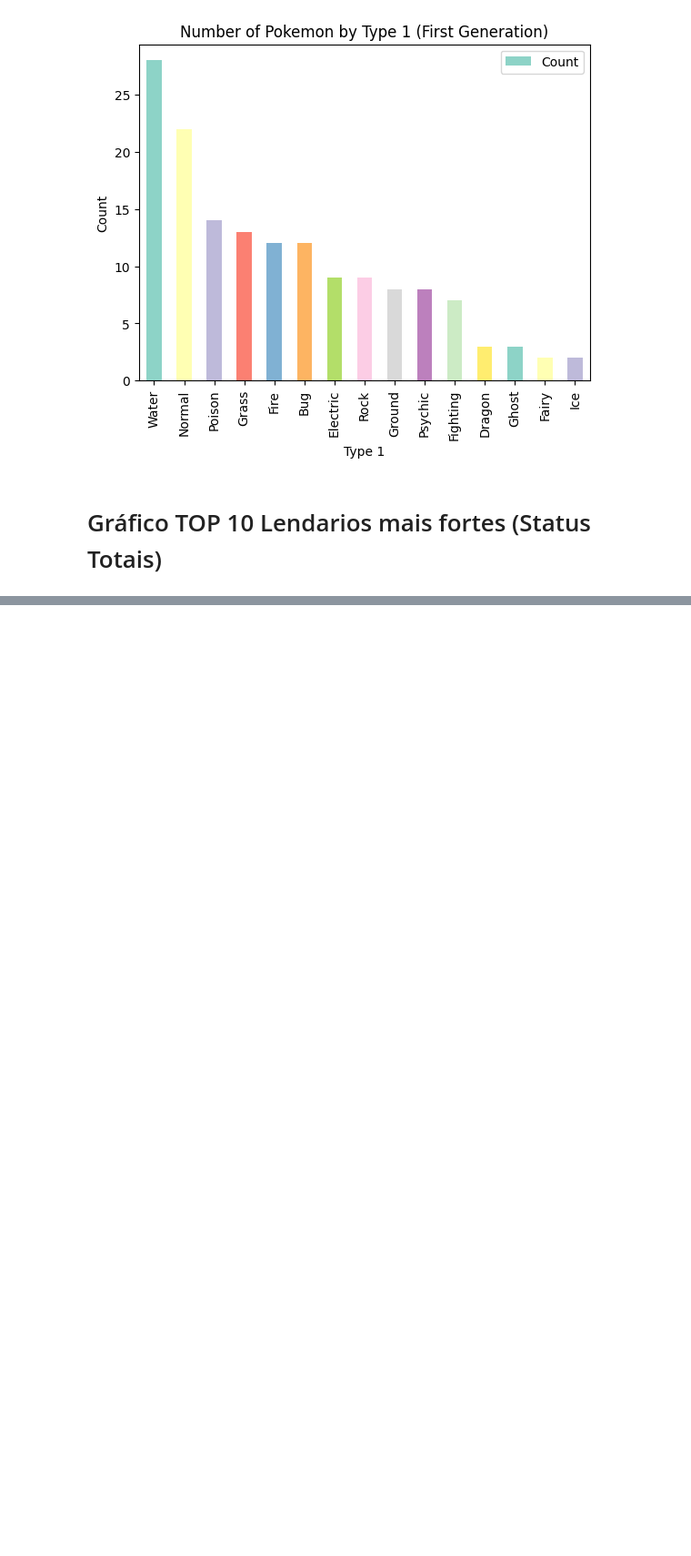
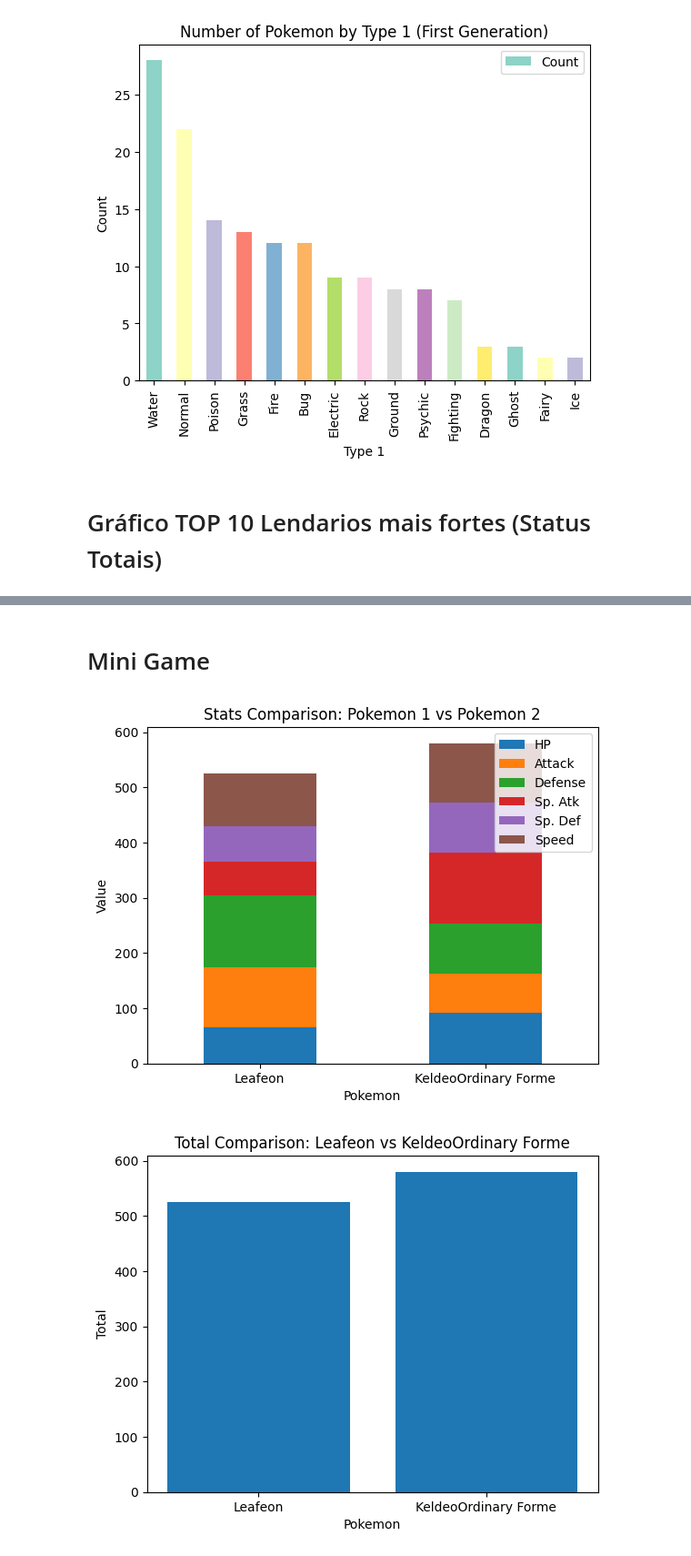
Before and after one commit to Yuri-m-b/pandas, a Jupyter notebook: Pandas Data Science Tutorial.ipynb, the cells around one changed output, grey strips where cells are left out. Shown at 91% size. Drawn from its saved outputs; the diff is of its cells as text; code cells hidden in the pictures; blank space fills up the shorter version.

Commit message:
More Graphs

```diff
--- a/Pandas Data Science Tutorial.ipynb
+++ b/Pandas Data Science Tutorial.ipynb
@@ -219,0 +224,45 @@ plt.show()
+# %% [markdown]
+# Mini Game
+# %%
+import pandas as pd
+import matplotlib.pyplot as plt
+import random
+
+random_number1 = random.randint(0,749)
+random_number2 = random.randint(0,749)
+
+pokedex = pd.read_csv('filtered_pokemon_data.csv')
+
+pokedex_pokemon1 = pokedex.loc[random_number1]
+pokedex_pokemon2 = pokedex.loc[random_number2]
+
+stacked_data = pd.DataFrame({pokedex_pokemon1['Name']: pokedex_pokemon1[['HP', 'Attack', 'Defense', 'Sp. Atk', 'Sp. Def', 'Speed']],
+                             pokedex_pokemon2['Name']: pokedex_pokemon2[['HP', 'Attack', 'Defense', 'Sp. Atk', 'Sp. Def', 'Speed']]},
+                            index=['HP', 'Attack', 'Defense', 'Sp. Atk', 'Sp. Def', 'Speed'])
+
+# Transpose the DataFrame for stacked bar plot
+stacked_data = stacked_data.T
+
+# Plot the stacked bar graph
+stacked_data.plot(kind='bar', stacked=True)
+
+plt.xlabel('Pokemon')
+plt.ylabel('Value')
+plt.title('Stats Comparison: Pokemon 1 vs Pokemon 2')
+plt.legend(loc='upper right')
+plt.xticks(rotation=0)
+plt.show()
+
+total_data = pd.DataFrame({'Pokemon': [pokedex_pokemon1['Name'], pokedex_pokemon2['Name']],
+                           'Total': [pokedex_pokemon1['Total'], pokedex_pokemon2['Total']]})
+
+# Plot the bar graph
+plt.bar(total_data['Pokemon'], total_data['Total'])
+
+plt.xlabel('Pokemon')
+plt.ylabel('Total')
+plt.title('Total Comparison: {} vs {}'.format(pokedex_pokemon1['Name'], pokedex_pokemon2['Name']))
+plt.show()
+# %% [output]
+[figure, added]
+[figure, added]
```
Also changed, not shown: parts of 15 cells of this notebook.
